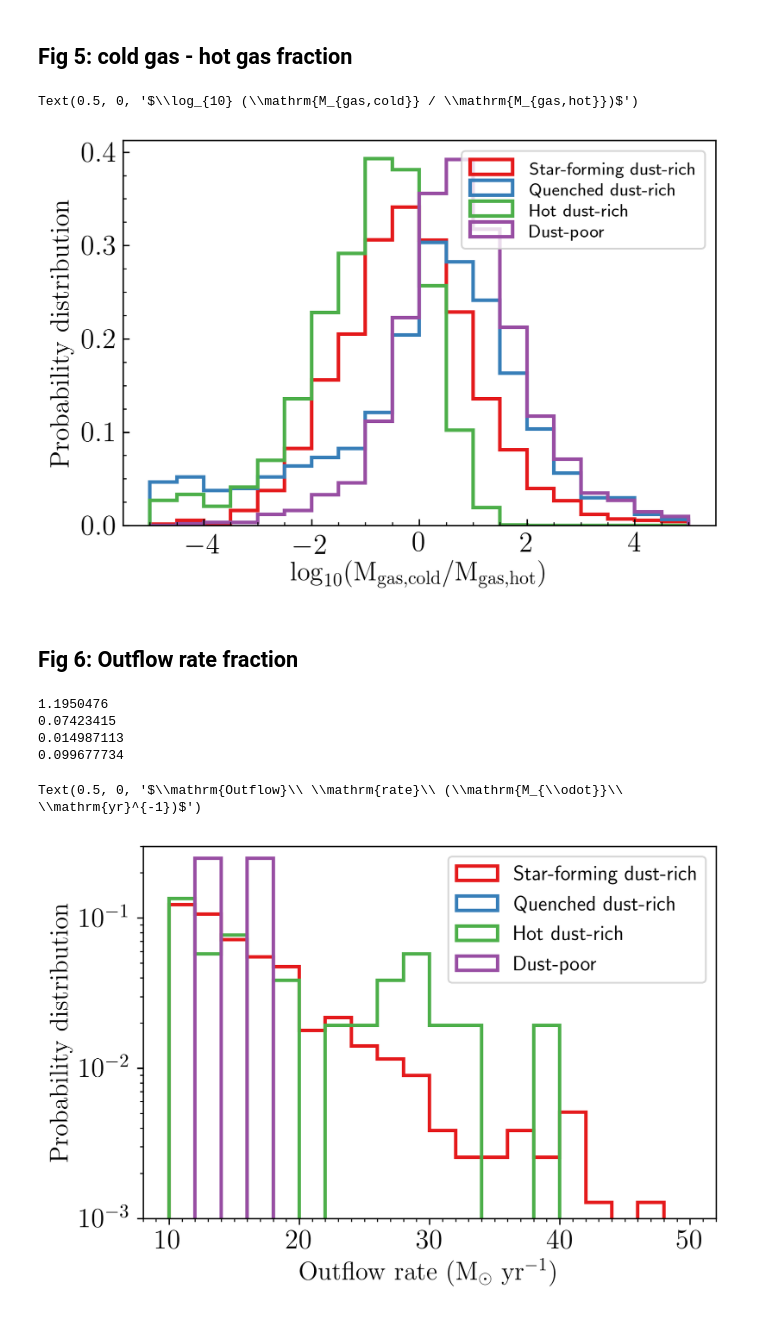
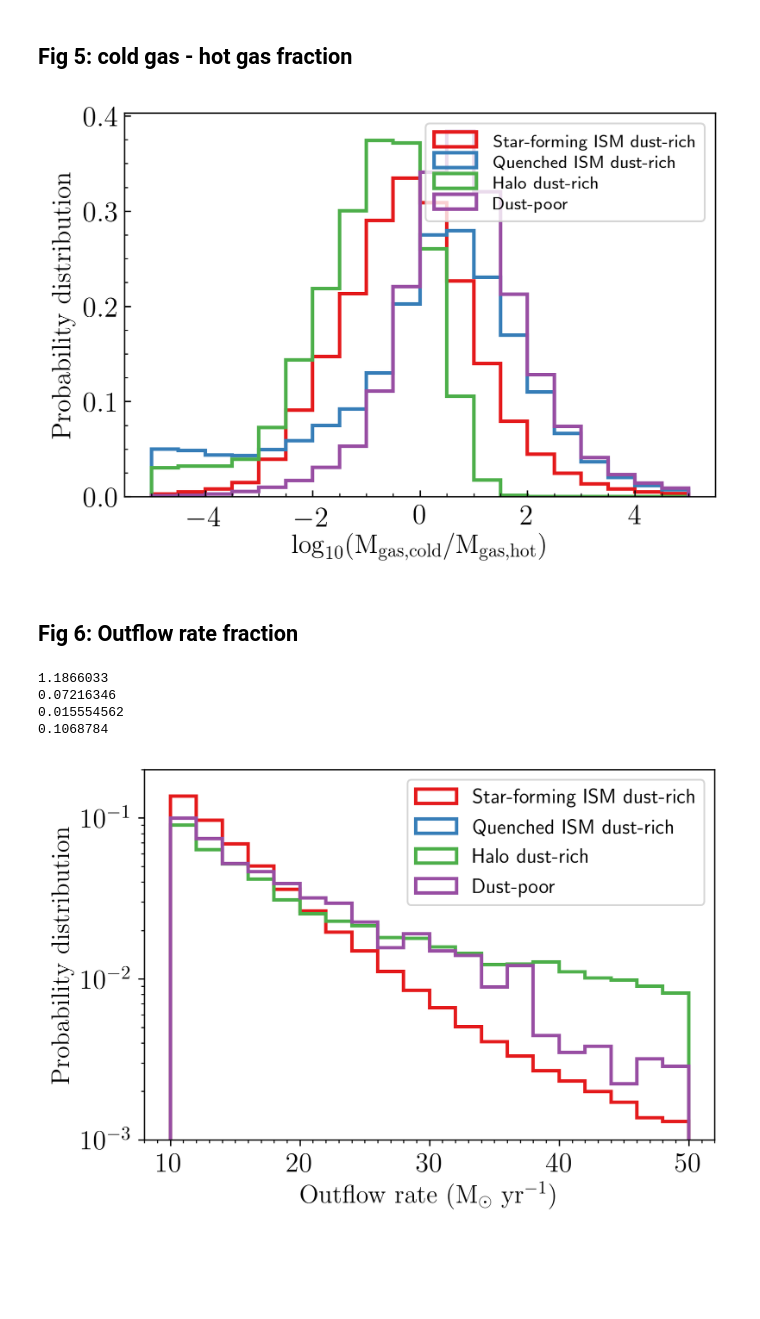
Before and after one commit to darrencroton/sage, a Jupyter notebook: analysis/Paper2_plotting.ipynb, the cells around one changed output. Saved outputs shown, nothing was run; the diff lists cells and outputs as text; code cells hidden in the pictures; blank space fills up the shorter version.

```diff
--- a/analysis/Paper2_plotting.ipynb
+++ b/analysis/Paper2_plotting.ipynb
@@ -38,7 +38,7 @@ ssfr_MW = np.log10(0.59e-11)
 sSFRcut = -11.0 # Divide quiescent from star forming galaxies
 # %%
-#directory = '../../output/test-bulge3/'
-directory = '../src/auxdata/trees/play2/'
+directory = '../../output/test-bulge3/'
+#directory = '../src/auxdata/trees/play2/'
 #directory1 = '../../output/no-destruct/'
 filename = 'model'
 #redshift = [127.000, 79.998, 50.000, 30.000, 19.916, 18.244, 16.725, 15.343, 14.086, 12.941, 11.897, 10.944, 10.073, 9.278, 8.550, 7.883, 7.272, 6.712, 6.197, 5.724, 5.289, 4.888, 4.520, 4.179, 3.866, 3.576, 3.308, 3.060, 2.831, 2.619, 2.422, 2.239, 2.070, 1.913, 1.766, 1.630, 1.504, 1.386, 1.276, 1.173, 1.078, 0.989, 0.905, 0.828, 0.755, 0.687, 0.624, 0.564, 0.509, 0.457, 0.408, 0.362, 0.320, 0.280, 0.242, 0.208, 0.175, 0.144, 0.116, 0.089, 0.064, 0.041, 0.020, 0.000]
@@ -51,7 +51,7 @@ redshift = [0.000, 1.386, 2.070, 3.060, 4.179, 5.289, 6.197, 7.272] #millennium
 #redshift = [0.000]
 #redshift = [0.000, 1.321, 2.028, 3.037, 4.038, 5.150, 6.022, 7.026] #MDPL
 firstfile = 0
-lastfile = 7
+lastfile = 511
 MaxTreeFiles = lastfile - firstfile + 1
 #print(lbtime)
 # %%
@@ -1535,11 +1551,11 @@ frac_d = frac[w]
 
 nbins = 20
 fraction = [frac_d, frac_c, frac_b, frac_a]
-labels = ['Dust-poor', 'Hot dust-rich', 'Quenched dust-rich', 'Star-forming dust-rich']
+labels = ['Dust-poor', 'Halo dust-rich', 'Quenched ISM dust-rich', 'Star-forming ISM dust-rich']
 colors = ['#984ea3', '#4daf4a', '#377eb8','#e41a1c']
 plt.hist(fraction, nbins, range=(-5,5), density=True, histtype='step',color=colors, lw=2.,label=labels)
 
-leg = plt.legend(loc='upper right', numpoints=1, labelspacing=0.1)
+leg = plt.legend(loc=0, numpoints=1, labelspacing=0.1)
 for t in leg.get_texts():  # Reduce the size of the text
     t.set_fontsize('small')
 
@@ -1550,10 +1566,9 @@ ax.tick_params(axis='both',which='both',direction='in')
 plt.ylabel(r'$\mathrm{Probability}\ \mathrm{distribution}$', fontsize=15)
 plt.xlabel(r'$\log_{10} (\mathrm{M_{gas,cold}} / \mathrm{M_{gas,hot}})$', fontsize=15)
 
-#plt.savefig('plots/hot-cold-gas-testbulge3.png', bbox_inches='tight')
+plt.savefig('plots/hot-cold-gas-512files.png', bbox_inches='tight')
 # %% [output]
-Text(0.5, 0, '$\\log_{10} (\\mathrm{M_{gas,cold}} / \\mathrm{M_{gas,hot}})$')
-[figure, old version]
+[figure, new version]
 # %% [markdown]
 ## Fig 6: Outflow rate fraction
 # %%
@@ -1581,39 +1596,38 @@ print(np.median(rate_a))
 #QDR
 w = np.where((colddust > 1e-4) & (sfr < -1))[0]
 rate_b = rate[w]
 print(np.median(rate_b))
 
 #HDR
 w = np.where((colddust < 1e-4) & (hotdust > 1e-4))[0]
 rate_c = rate[w]
 print(np.median(rate_c))
 
 #DP
 w = np.where((colddust < 1e-4) & (hotdust < 1e-4))[0]
 rate_d = rate[w]
 print(np.median(rate_d))
 
 nbins = 20
 outflowrate = [rate_d, rate_c, rate_b, rate_a]
-labels = ['Dust-poor', 'Hot dust-rich', 'Quenched dust-rich', 'Star-forming dust-rich']
+labels = ['Dust-poor', 'Halo dust-rich', 'Quenched ISM dust-rich', 'Star-forming ISM dust-rich']
 colors = ['#984ea3', '#4daf4a', '#377eb8','#e41a1c']
 plt.hist(outflowrate, nbins, range=(10,50), density=True, histtype='step', color=colors, lw=2, label=labels)
 plt.legend(loc=0)
 
 plt.yscale('log')
-plt.ylim(1e-3, 0.3)
+plt.ylim(1e-3, 0.2)
 # Set the x and y axis minor ticks
 ax.xaxis.set_minor_locator(plt.MultipleLocator(1))
 #ax.yaxis.set_minor_locator(plt.MultipleLocator(0.01))
 
 plt.ylabel(r'$\mathrm{Probability}\ \mathrm{distribution}$', fontsize=15)
 plt.xlabel(r'$\mathrm{Outflow}\ \mathrm{rate}\ (\mathrm{M_{\odot}}\ \mathrm{yr}^{-1})$', fontsize=15)
 
-#plt.savefig('plots/outflowrate-testbulge3.png', bbox_inches='tight')
+plt.savefig('plots/outflowrate-512files.png', bbox_inches='tight')
 # %% [output]
-1.1950476
-0.07423415
-0.014987113
-0.099677734
+1.1866033
+0.07216346
+0.015554562
+0.1068784
-Text(0.5, 0, '$\\mathrm{Outflow}\\ \\mathrm{rate}\\ (\\mathrm{M_{\\odot}}\\ \\mathrm{yr}^{-1})$')
-[figure, old version]
+[figure, new version]
```
Also changed, not shown: parts of 11 cells of this notebook, 1 other file.
